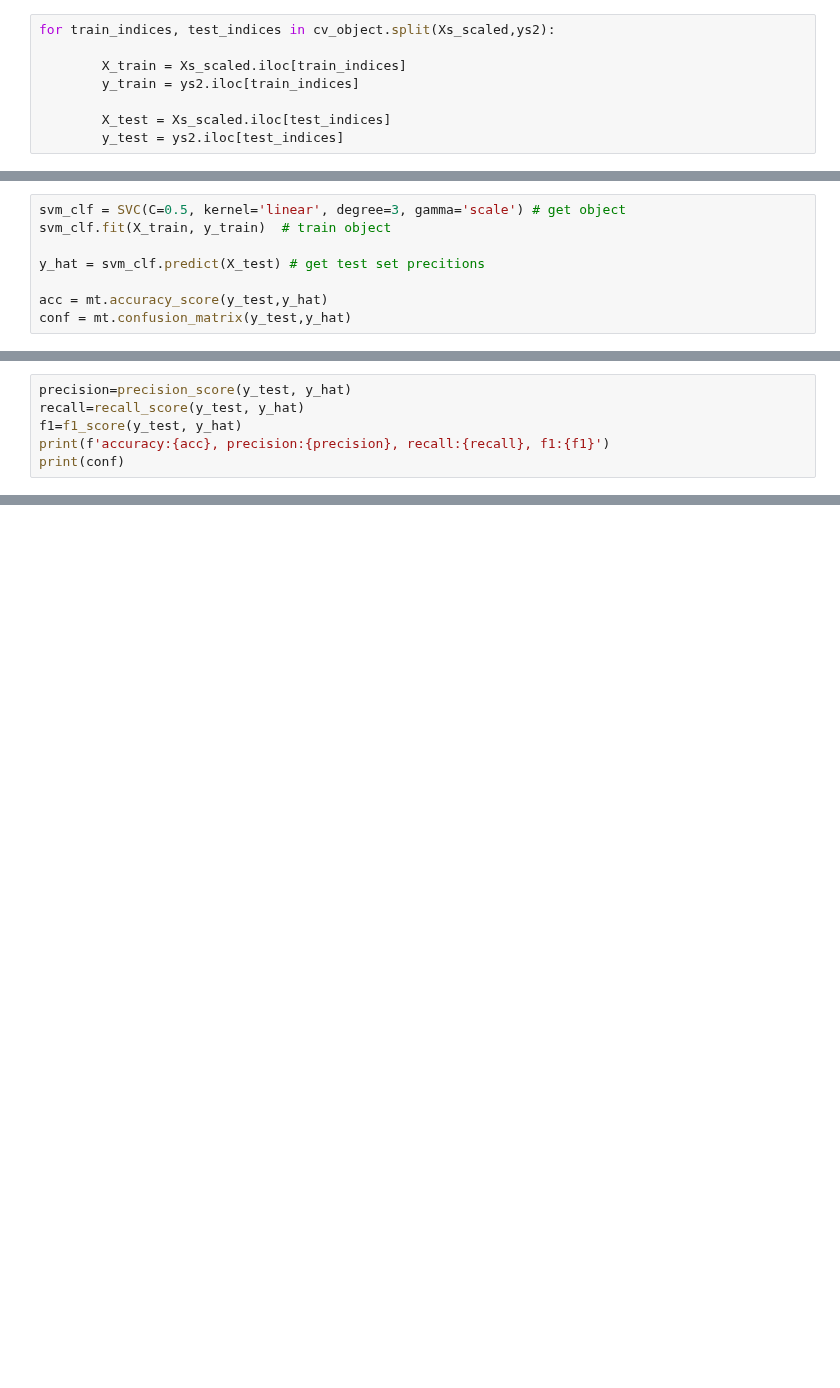
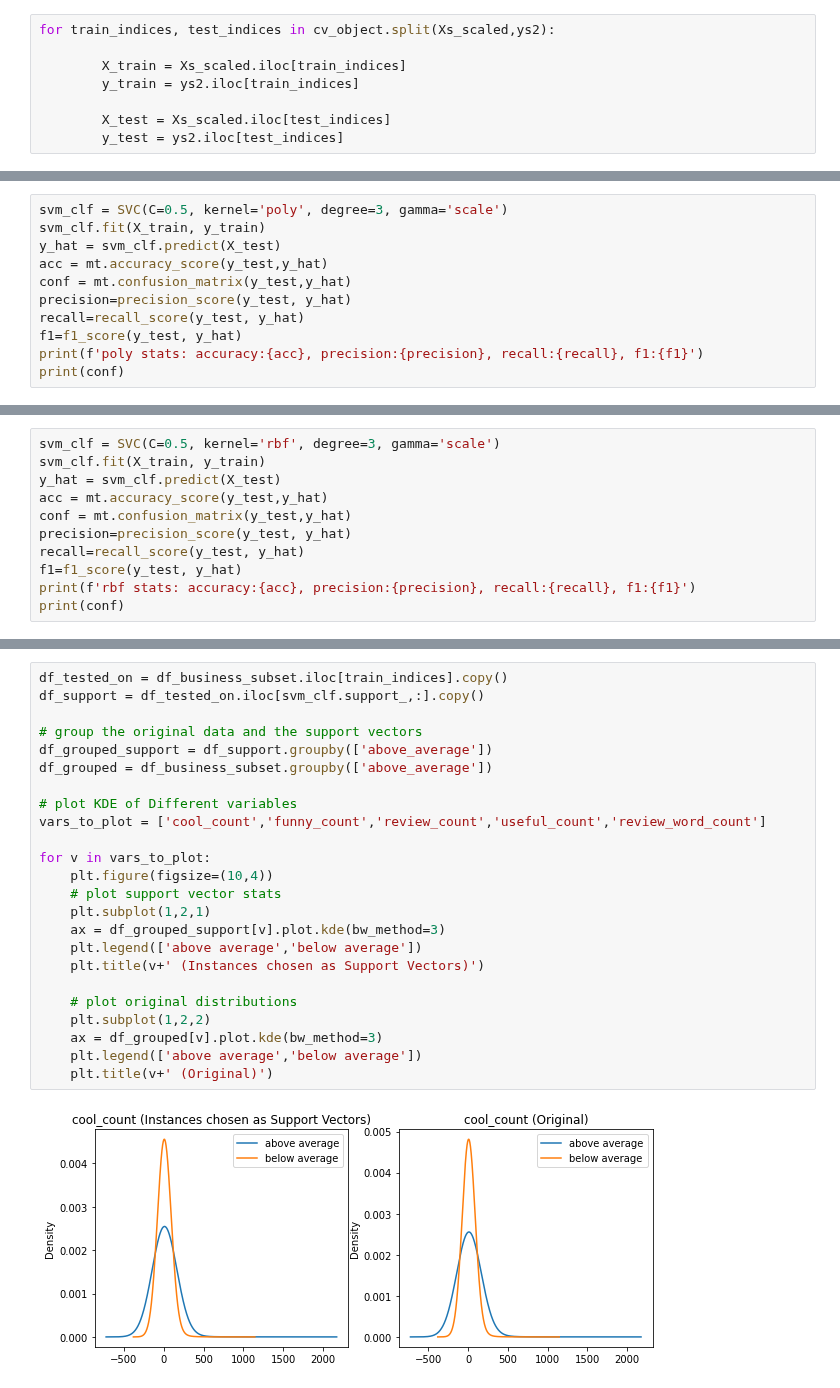
Before and after one commit to rchannewiser/MSDS-machine-learning1-team5, a Jupyter notebook: team5_lab2.ipynb, the cells around one changed output, grey strips where cells are left out. Drawn from its saved outputs; the diff is of its cells as text; blank space fills up the shorter version.

```diff
--- a/team5_lab2.ipynb
+++ b/team5_lab2.ipynb
@@ -483,8 +491,11 @@ for train_indices, test_indices in cv_object.split(Xs_scaled,ys2):
 # %%
-svm_clf = SVC(C=0.5, kernel='linear', degree=3, gamma='scale') # get object
-svm_clf.fit(X_train, y_train)  # train object
-
-y_hat = svm_clf.predict(X_test) # get test set precitions
-
+svm_clf = SVC(C=0.5, kernel='poly', degree=3, gamma='scale')
+svm_clf.fit(X_train, y_train)
+y_hat = svm_clf.predict(X_test)
 acc = mt.accuracy_score(y_test,y_hat)
 conf = mt.confusion_matrix(y_test,y_hat)
+precision=precision_score(y_test, y_hat)
+recall=recall_score(y_test, y_hat)
+f1=f1_score(y_test, y_hat)
+print(f'poly stats: accuracy:{acc}, precision:{precision}, recall:{recall}, f1:{f1}')
+print(conf)
@@ -491,6 +512,11 @@ conf = mt.confusion_matrix(y_test,y_hat)
 # %%
+svm_clf = SVC(C=0.5, kernel='rbf', degree=3, gamma='scale')
+svm_clf.fit(X_train, y_train)
+y_hat = svm_clf.predict(X_test)
+acc = mt.accuracy_score(y_test,y_hat)
+conf = mt.confusion_matrix(y_test,y_hat)
 precision=precision_score(y_test, y_hat)
 recall=recall_score(y_test, y_hat)
 f1=f1_score(y_test, y_hat)
-print(f'accuracy:{acc}, precision:{precision}, recall:{recall}, f1:{f1}')
+print(f'rbf stats: accuracy:{acc}, precision:{precision}, recall:{recall}, f1:{f1}')
 print(conf)
@@ -499,0 +539,26 @@ plot_importance(svc_importance,top_n=20)
+# %%
+df_tested_on = df_business_subset.iloc[train_indices].copy()
+df_support = df_tested_on.iloc[svm_clf.support_,:].copy()
+
+# group the original data and the support vectors
+df_grouped_support = df_support.groupby(['above_average'])
+df_grouped = df_business_subset.groupby(['above_average'])
+
+# plot KDE of Different variables
+vars_to_plot = ['cool_count','funny_count','review_count','useful_count','review_word_count']
+
+for v in vars_to_plot:
+    plt.figure(figsize=(10,4))
+    # plot support vector stats
+    plt.subplot(1,2,1)
+    ax = df_grouped_support[v].plot.kde(bw_method=3)
+    plt.legend(['above average','below average'])
+    plt.title(v+' (Instances chosen as Support Vectors)')
+
+    # plot original distributions
+    plt.subplot(1,2,2)
+    ax = df_grouped[v].plot.kde(bw_method=3)
+    plt.legend(['above average','below average'])
+    plt.title(v+' (Original)')
+# %% [output]
+[figure, added]
```
Also changed, not shown: parts of 15 cells of this notebook.
